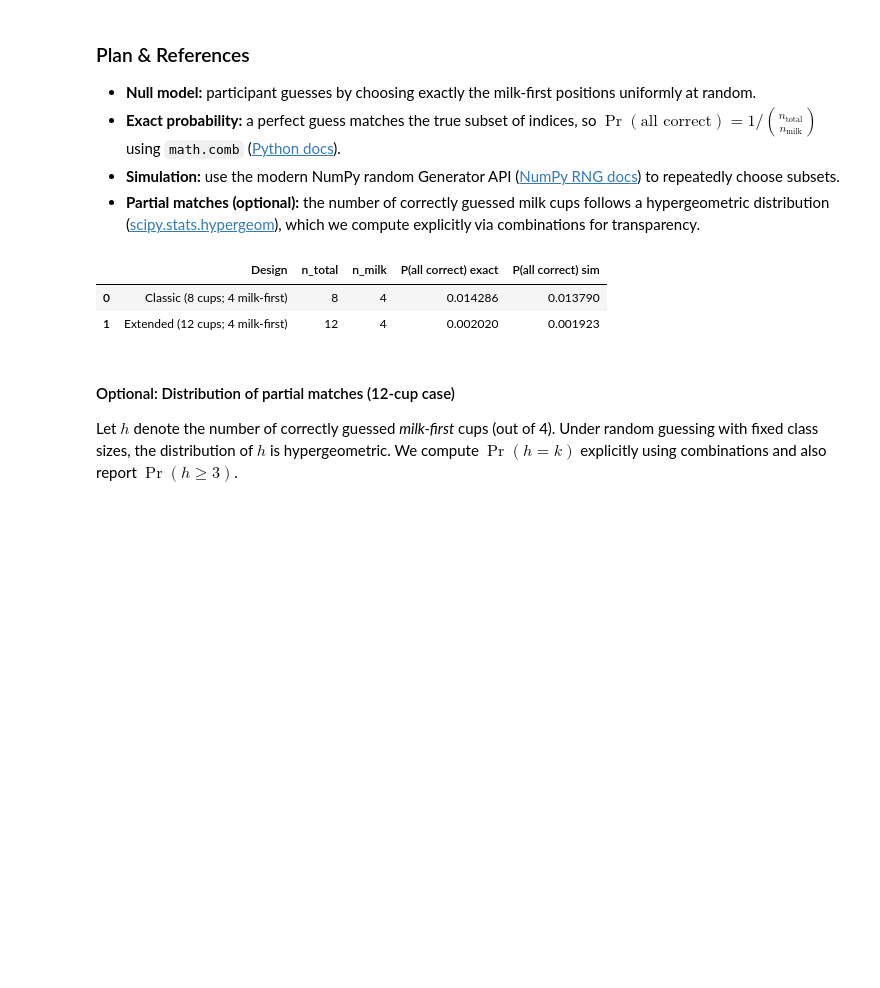
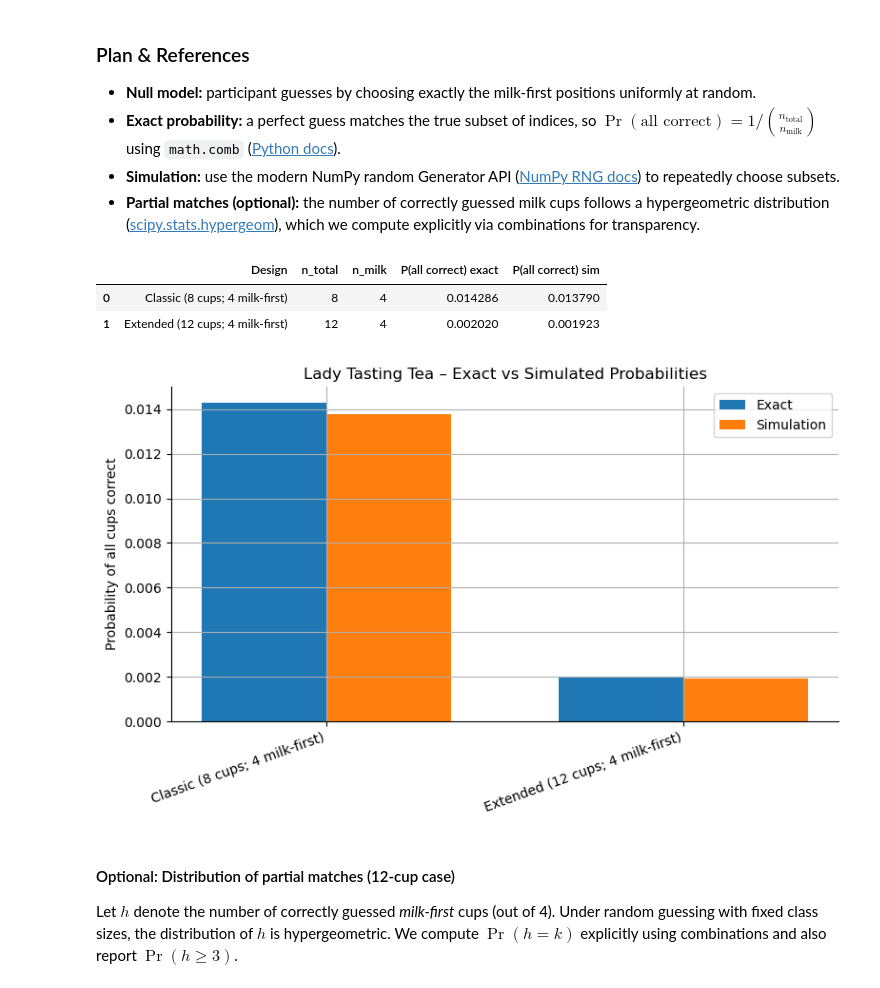
Before and after one commit to hugcamrom/applied-statistics, a Jupyter notebook: problems.ipynb, the cells around one changed output. Cells and saved outputs as stored; diff of their text form; code cells hidden in the pictures; blank space fills up the shorter version.

Commit message:
bar cahrt plot for exact  and simulated probabilities

```diff
--- a/problems.ipynb
+++ b/problems.ipynb
@@ -99,33 +99,61 @@ def p_all_correct_sim(n_total: int, n_milk: int, trials: int = 300_000, seed: in
     return hits / trials
 
 designs = [
     {"label": "Classic (8 cups; 4 milk-first)",  "n_total": 8,  "n_milk": 4},
     {"label": "Extended (12 cups; 4 milk-first)", "n_total": 12, "n_milk": 4},
 ]
 
 rows = []
 for d in designs:
     pe = p_all_correct_exact(d["n_total"], d["n_milk"])  # exact probability
     ps = p_all_correct_sim(d["n_total"], d["n_milk"], trials=300_000)  # simulation estimate
     rows.append({
         "Design": d["label"],
         "n_total": d["n_total"],
         "n_milk": d["n_milk"],
         "P(all correct) exact": pe,
         "P(all correct) sim": ps,
     })
 
 results_df = pd.DataFrame(rows)
 # Show a rounded view for readability
 display(results_df.style.format({
     "P(all correct) exact": "{:.6f}",
     "P(all correct) sim": "{:.6f}",
 })
 )
+# --- Bar chart comparing exact vs simulated probabilities ---
+
+# X positions for each design
+x = np.arange(len(results_df))      # [0, 1, ...]
+width = 0.35                        # width of the bars
+
+fig, ax = plt.subplots(figsize=(8, 5))
+
+# Bars for exact and simulated probabilities
+ax.bar(x - width/2, results_df["P(all correct) exact"],
+       width, label="Exact")
+ax.bar(x + width/2, results_df["P(all correct) sim"],
+       width, label="Simulation")
+
+# X-axis labels and title
+ax.set_xticks(x)
+ax.set_xticklabels(results_df["Design"], rotation=20, ha="right")
+ax.set_ylabel("Probability of all cups correct")
+ax.set_title("Lady Tasting Tea – Exact vs Simulated Probabilities")
+
+ax.legend()
+fig.tight_layout()
+plt.show()
+
+# The results show that the exact and simulated probabilities are very close,
+# confirming the accuracy of both methods. The extended design has a lower
+# probability of perfect identification, indicating a more challenging test.
 # %% [output]
 |  | Design | n_total | n_milk | P(all correct) exact | P(all correct) sim |
 | 0 | Classic (8 cups; 4 milk-first) | 8 | 4 | 0.014286 | 0.013790 |
 | 1 | Extended (12 cups; 4 milk-first) | 12 | 4 | 0.002020 | 0.001923 |
+[figure, added]
 # %% [markdown]
 #### Optional: Distribution of partial matches (12-cup case)
 
```
